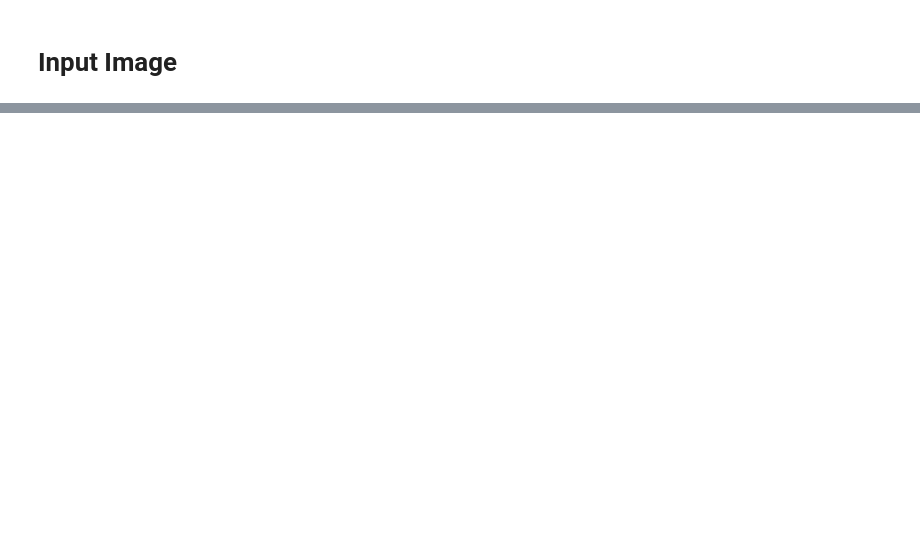
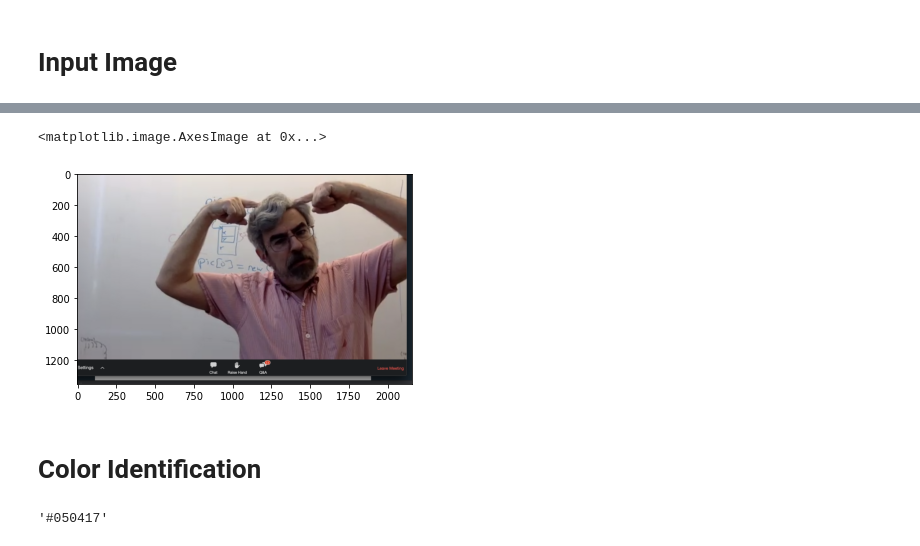
Before and after one commit to UCLAbrucequ/CHIPS_Color_identification, a Jupyter notebook: Color_Identification.ipynb, the cells around one changed output, grey strips where cells are left out. Saved outputs shown, nothing was run; the diff lists cells and outputs as text; code cells hidden in the pictures; blank space fills up the shorter version.

```diff
--- a/Color_Identification.ipynb
+++ b/Color_Identification.ipynb
@@ -22,0 +33,19 @@ drive.mount('/content/drive')
+# %%
+#To convert the color from BGR to RGB
+image = cv2.cvtColor(image, cv2.COLOR_BGR2RGB)
+plt.imshow(image)
+# %% [output]
+<matplotlib.image.AxesImage at 0x...>
+[figure, added]
+# %% [markdown]
+# Color Identification
+# %%
+#a function that can transform the RGB to hexdecimal
+def RGB2HEX(color):
+    return "#{:02x}{:02x}{:02x}".format(int(color[0]), int(color[1]), int(color[2])) # corresponds RGB
+
+#example case: transform all three number to hex
+sample_color = [5.03, 4.05, 23.34]
+RGB2HEX(sample_color)
+# %% [output]
+'#050417'
```
Also changed, not shown: parts of 13 cells of this notebook.
